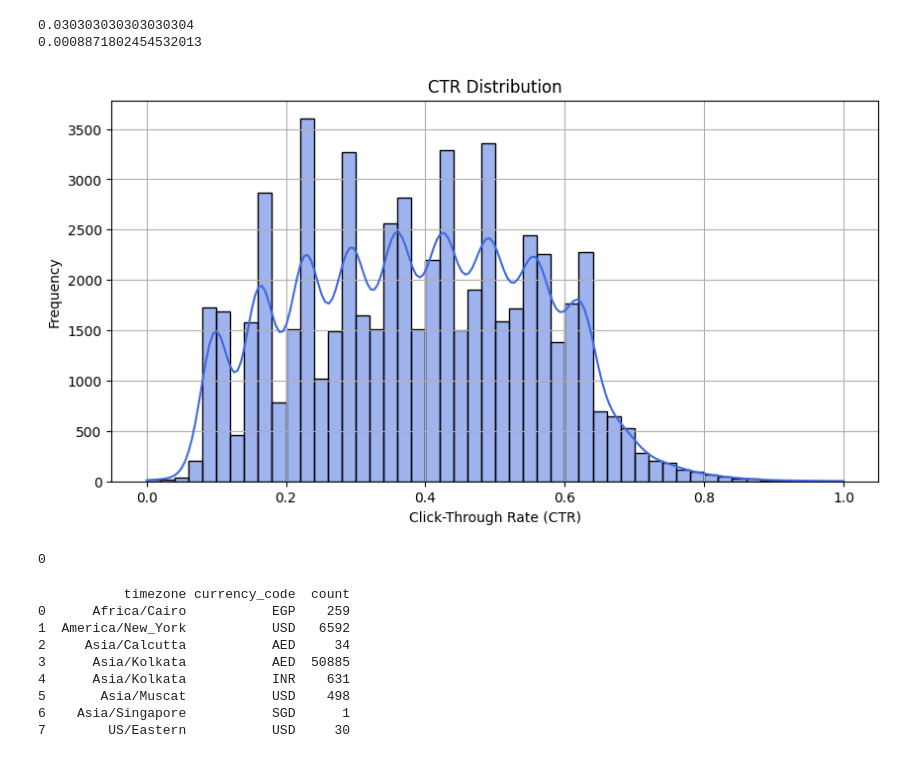
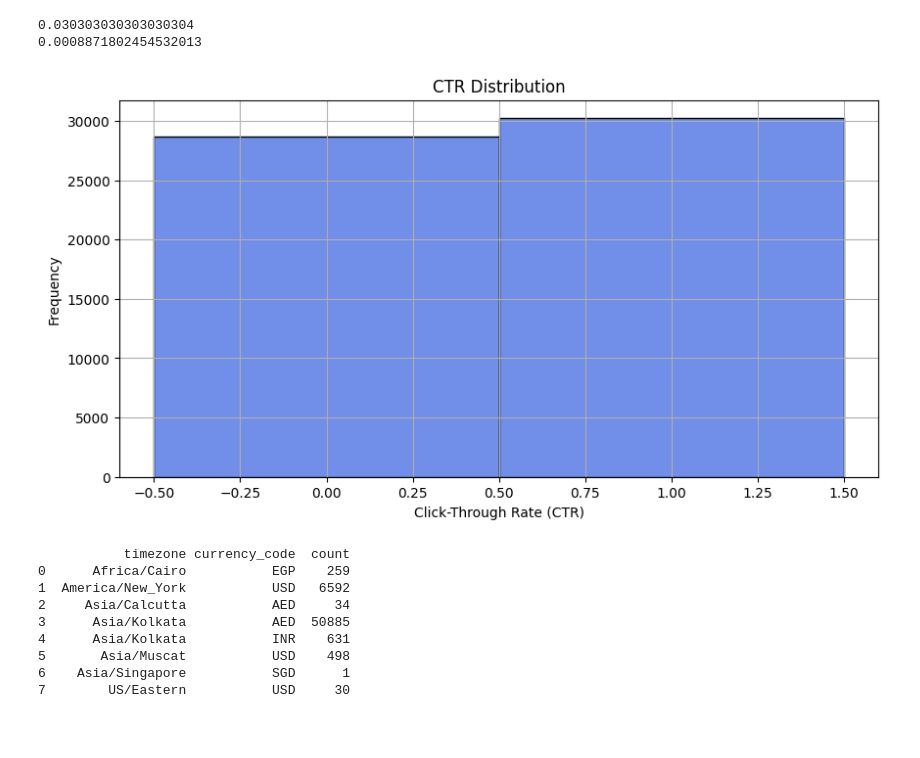
Before and after one commit to GinuraAdikari/InsightHive, a Jupyter notebook: Customer Engagement prediction/Data_preprocess/Data_preprocess.ipynb, the cells around one changed output. Cells and saved outputs as stored; diff of their text form; code cells hidden in the pictures; blank space fills up the shorter version.

Commit message:
Engagement prediction front end completed

```diff
--- a/Customer Engagement prediction/Data_preprocess/Data_preprocess.ipynb
+++ b/Customer Engagement prediction/Data_preprocess/Data_preprocess.ipynb
@@ -576,8 +576,3 @@ plt.show()
 # %%
 # Keep only the rows where clicks are below the threshold
 df = df[df['clicks'] <= threshold]
-# %%
-df['ctr'] = df['clicks'] / (df['impressions'] + 1)
-
-# Define engagement levels based on CTR thresholds
-df['engagement_level'] = pd.cut(df['ctr'], bins=[0, 0.012, 0.035], labels=[0, 1])
@@ -583,0 +589,22 @@ df['engagement_level'] = pd.cut(df['ctr'], bins=[0, 0.012, 0.035], labels=[0, 1]
+# %%
+import pandas as pd
+import matplotlib.pyplot as plt
+
+# Assuming df is your DataFrame
+df['ctr'] = df['clicks'] / (df['impressions'] + 1)
+
+# Define engagement levels based on CTR thresholds (5 classes)
+bins = [0, 0.2, 0.4, 0.5, 0.6, 1]  # Define bin edges for 5 engagement levels
+labels = [0, 1, 2, 3, 4]  # Assign labels for 5 engagement levels
+
+df['engagement_level'] = pd.cut(df['engagement_score'], bins=bins, labels=labels)
+
+# Plot the frequency of each engagement level
+plt.figure(figsize=(8, 6))
+df['engagement_level'].value_counts().sort_index().plot(kind='bar', color='skyblue', edgecolor='black')
+plt.title('Frequency of Each Engagement Level')
+plt.xlabel('Engagement Level')
+plt.ylabel('Frequency')
+plt.xticks(rotation=0)
+plt.grid(True)
+plt.show()
@@ -593,18 +622,14 @@ print(df['ctr'].min())
 0.0008871802454532013
 # %%
 plt.figure(figsize=(10, 5))
-sns.histplot(df['engagement_score'], bins=50, kde=True, color="royalblue")
+sns.histplot(df['engagement_level'], bins=50, color="royalblue")
 plt.xlabel("Click-Through Rate (CTR)")
 plt.ylabel("Frequency")
 plt.title("CTR Distribution")
 plt.grid(True)
 plt.show()
 # %% [output]
-[figure, old version]
+[figure, new version]
-# %%
-print(df['engagement_score'].isna().sum())
-# %% [output]
-0
 # %%
 combination_counts = df.groupby(['timezone', 'currency_code']).size().reset_index(name='count')
 print(combination_counts)
```
Also changed, not shown: parts of 2 cells of this notebook, 14 other files.
